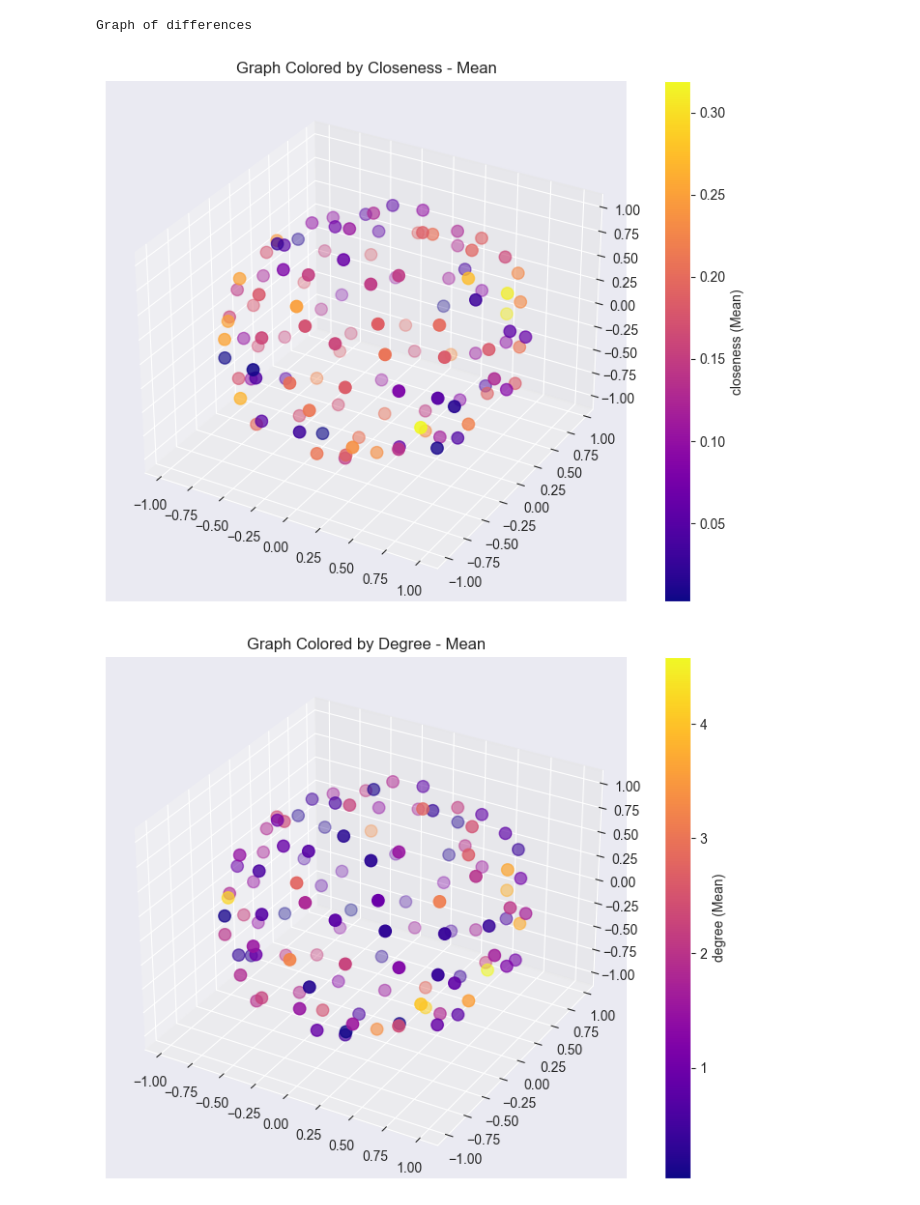
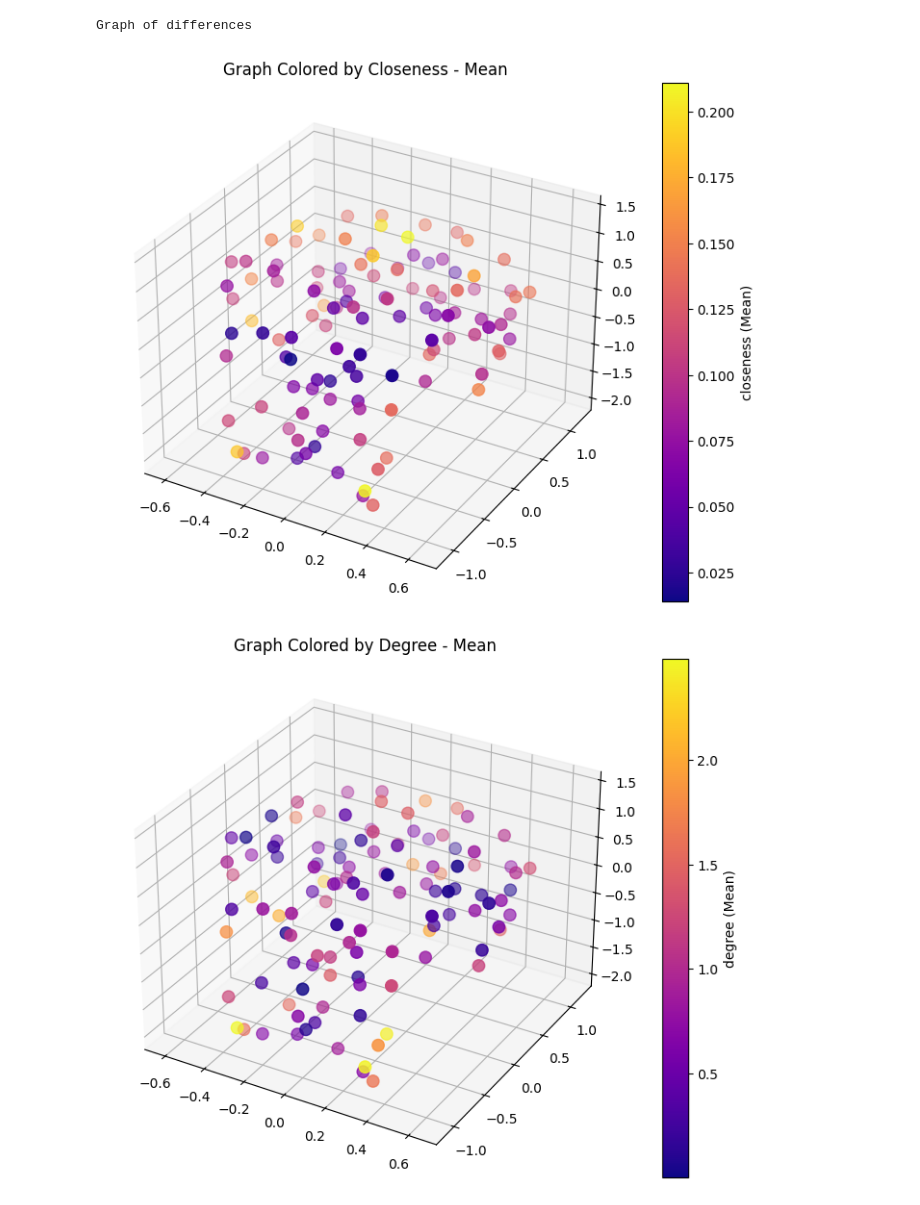
Before and after one commit to mattreturn1/NeuroGraph-Analysis, a Jupyter notebook: visualization/graph_simulator.ipynb, the cells around one changed output. Saved outputs shown, nothing was run; the diff lists cells and outputs as text; code cells hidden in the pictures.

Commit message:
- now brain graph represents the real positions of nodes in a real human brain with aal116.csv - metrics_selection.py to select the most significant metric for graph

```diff
--- a/visualization/graph_simulator.ipynb
+++ b/visualization/graph_simulator.ipynb
@@ -6,16 +6,18 @@ from mpl_toolkits.mplot3d import Axes3D
 import matplotlib.colors as mcolors
 import pandas as pd
 
-def visualize_graph_from_file(file_path, metrics_to_plot, statistics_to_plot):
+def visualize_graph_from_file(file_path, coords_file_path, metrics_to_plot, statistics_to_plot):
     """
     Visualizza un grafo 3D con Matplotlib, colorando i nodi in base alla statistica selezionata.
 
-    :param file_path: Percorso del file CSV contenente i dati.
+    :param file_path: Percorso del file CSV contenente i dati delle metriche.
     :param metrics_to_plot: Lista delle metriche da visualizzare (ad esempio ['closeness', 'degree']).
     :param statistics_to_plot: Lista delle statistiche da visualizzare (ad esempio ['Mean', 'Median']).
+    :param coords_file_path: Percorso del file CSV contenente le coordinate (x, y, z) dei nodi.
     """
-    # Leggi il file CSV
+    # Leggi i file CSV
     data = pd.read_csv(file_path)
+    coords_data = pd.read_csv(coords_file_path)
 
     # Estrai nodi unici e metriche uniche
     nodes = data['Node'].unique()
@@ -41,13 +43,22 @@ def visualize_graph_from_file(file_path, metrics_to_plot, statistics_to_plot):
     # Crea il grafo con le metriche
     G = create_graph_with_metrics(data)
 
+    # Funzione per estrarre le coordinate di ciascun nodo
+    def get_node_positions(coords_data):
+        positions = {}
+        for _, row in coords_data.iterrows():
+            node = row['Node']
+            positions[node] = (row['x'], row['y'], row['z'])
+        return positions
+
+    # Ottieni le posizioni dei nodi
+    pos = get_node_positions(coords_data)
+
     # Funzione per visualizzare il grafo 3D con Matplotlib
     def visualize_graph_by_statistic(G, metric, statistic, title="Graph Visualization"):
         """
         Visualizza un grafo in 3D con NetworkX e Matplotlib, colorando i nodi in base alla statistica selezionata.
         """
-        pos = nx.spring_layout(G, dim=3, seed=42)
-
         fig = plt.figure(figsize=(10, 7))
         ax = fig.add_subplot(111, projection='3d')
         ax.set_title(title)
@@ -58,9 +69,9 @@ def visualize_graph_from_file(file_path, metrics_to_plot, statistics_to_plot):
         norm = mcolors.Normalize(vmin=min(values), vmax=max(values))
 
         # Disegna i nodi con i colori basati sulla statistica
-        x = [pos[i][0] for i in G.nodes()]
-        y = [pos[i][1] for i in G.nodes()]
-        z = [pos[i][2] for i in G.nodes()]
+        x = [pos[node][0] for node in G.nodes()]
+        y = [pos[node][1] for node in G.nodes()]
+        z = [pos[node][2] for node in G.nodes()]
         colors = [colormap(norm(value)) for value in values]
 
         ax.scatter(x, y, z, c=colors, s=80, label=f'Nodes ({metric} - {statistic})')  # Aumenta la dimensione dei nodi per visibilità
@@ -81,22 +92,23 @@ def visualize_graph_from_file(file_path, metrics_to_plot, statistics_to_plot):
             visualize_graph_by_statistic(G, metric=metric, statistic=statistic,
                                          title=f"Graph Colored by {metric.capitalize()} - {statistic}")
 # %%
+coords_file_path = 'aal116.csv'  # Coordinates data file
 print("Graph of differences")
-file_path = '../computing/analysis/ppmi/60_70/comparison/swedd/node_differences.csv'
+file_path = '../computing/analysis/ppmi/60_70/comparison/pd/node_differences.csv'
 metrics_to_plot = ['closeness', 'degree', 'clustering']  # Le metriche che vuoi visualizzare
 statistics_to_plot = ['Mean']   # Le statistiche che vuoi visualizzare
 
 # Visualizza il grafo con i parametri selezionati
-visualize_graph_from_file(file_path, metrics_to_plot, statistics_to_plot)
+visualize_graph_from_file(file_path,coords_file_path, metrics_to_plot, statistics_to_plot)
 
 print("Graph with real values")
 file_path = '../computing/dataset/ppmi/60_70/swedd/stats/node_statistics.csv'
-metrics_to_plot = ['closeness', 'degree', 'clustering']  # Le metriche che vuoi visualizzare
+metrics_to_plot = ['closeness']  # Le metriche che vuoi visualizzare
 statistics_to_plot = ['Mean',]   # Le statistiche che vuoi visualizzare
 
 # Visualizza il grafo con i parametri selezionati
-visualize_graph_from_file(file_path, metrics_to_plot, statistics_to_plot)
+visualize_graph_from_file(file_path,coords_file_path, metrics_to_plot, statistics_to_plot)
 # %% [output]
 Graph of differences
-[figure, old version]
+[figure, new version]
-[figure, old version]
+[figure, new version]
```
Also changed, not shown: parts of 1 cell of this notebook, 2 other files.
